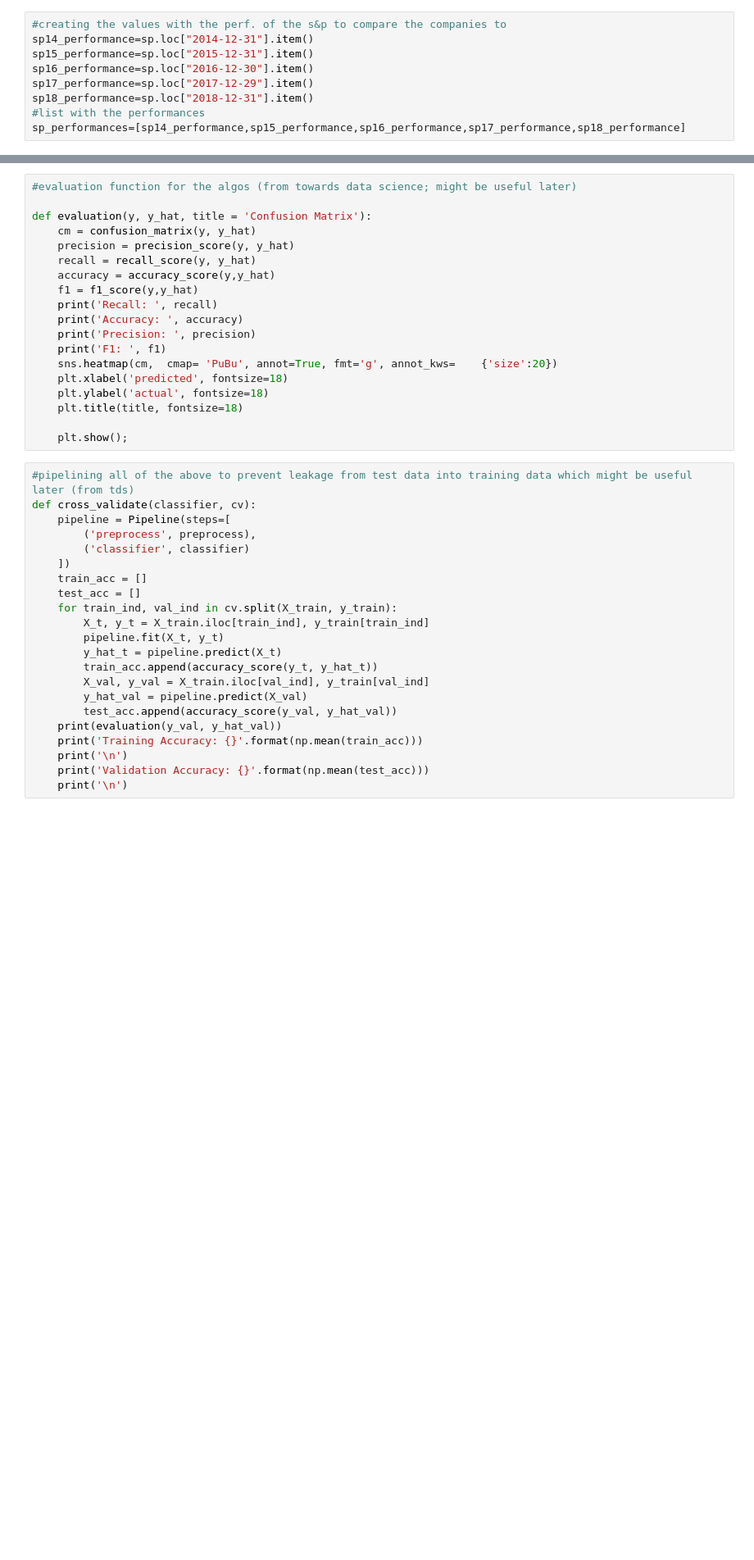
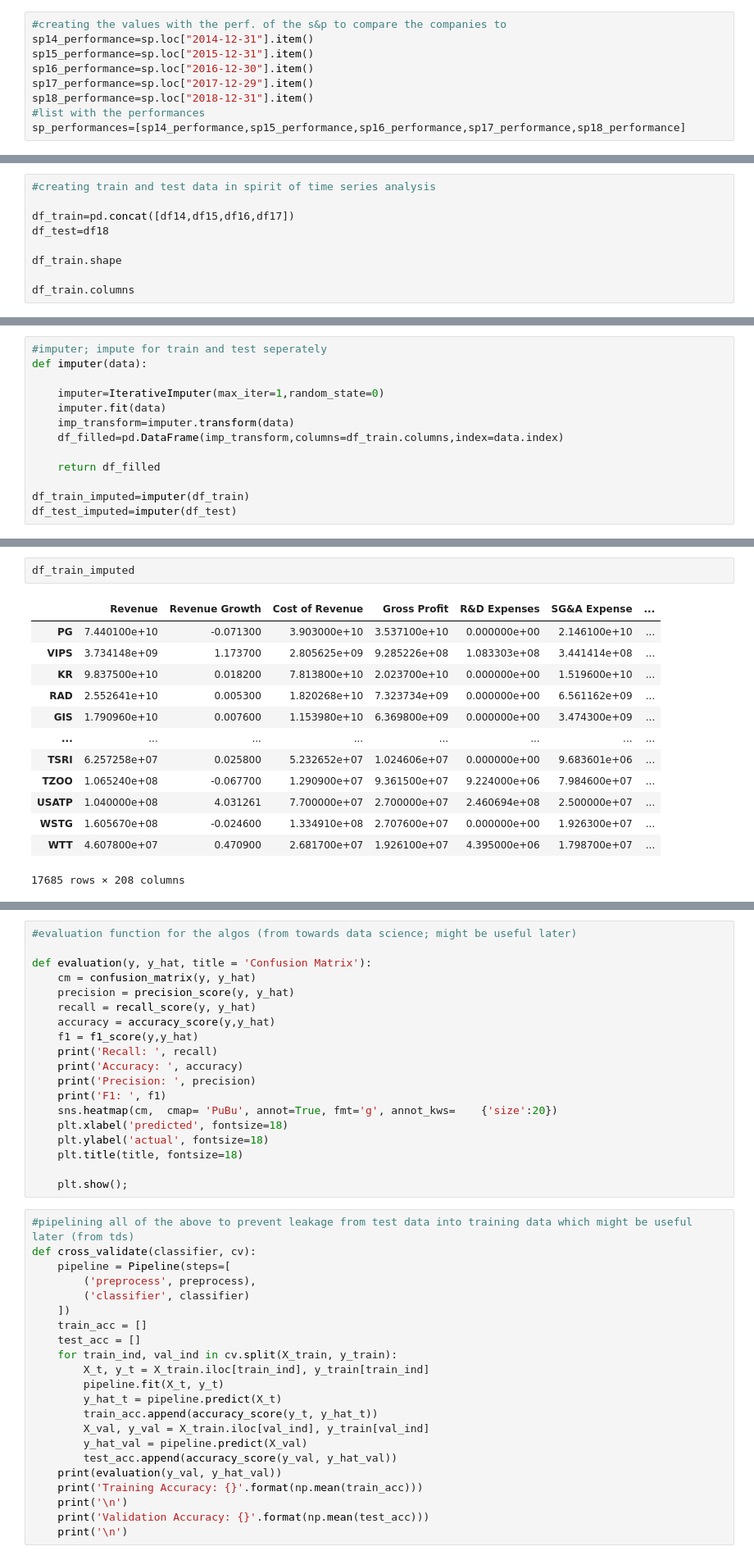
Before and after one commit to enussl/Machine-Learning-Project, a Jupyter notebook: Project.ipynb, the cells around one changed output, grey strips where cells are left out. Shown at 82% size. Drawn from its saved outputs; the diff is of its cells as text; blank space fills up the shorter version.

```diff
--- a/Project.ipynb
+++ b/Project.ipynb
@@ -344,0 +346,9 @@ indizes
+# %%
+#creating train and test data in spirit of time series analysis
+
+df_train=pd.concat([df14,df15,df16,df17])
+df_test=df18
+
+df_train.shape
+
+df_train.columns
@@ -344,0 +363,13 @@ indizes
+# %%
+#imputer; impute for train and test seperately
+def imputer(data):
+
+    imputer=IterativeImputer(max_iter=1,random_state=0)
+    imputer.fit(data)
+    imp_transform=imputer.transform(data)
+    df_filled=pd.DataFrame(imp_transform,columns=df_train.columns,index=data.index)
+
+    return df_filled
+
+df_train_imputed=imputer(df_train)
+df_test_imputed=imputer(df_test)
@@ -344,0 +401,16 @@ indizes
+# %%
+df_train_imputed
+# %% [output]
+|  | Revenue | Revenue Growth | Cost of Revenue | Gross Profit | R&D Expenses | SG&A Expense | ... |
+| PG | 7.440100e+10 | -0.071300 | 3.903000e+10 | 3.537100e+10 | 0.000000e+00 | 2.146100e+10 | ... |
+| VIPS | 3.734148e+09 | 1.173700 | 2.805625e+09 | 9.285226e+08 | 1.083303e+08 | 3.441414e+08 | ... |
+| KR | 9.837500e+10 | 0.018200 | 7.813800e+10 | 2.023700e+10 | 0.000000e+00 | 1.519600e+10 | ... |
+| RAD | 2.552641e+10 | 0.005300 | 1.820268e+10 | 7.323734e+09 | 0.000000e+00 | 6.561162e+09 | ... |
+| GIS | 1.790960e+10 | 0.007600 | 1.153980e+10 | 6.369800e+09 | 0.000000e+00 | 3.474300e+09 | ... |
+| ... | ... | ... | ... | ... | ... | ... | ... |
+| TSRI | 6.257258e+07 | 0.025800 | 5.232652e+07 | 1.024606e+07 | 0.000000e+00 | 9.683601e+06 | ... |
+| TZOO | 1.065240e+08 | -0.067700 | 1.290900e+07 | 9.361500e+07 | 9.224000e+06 | 7.984600e+07 | ... |
+| USATP | 1.040000e+08 | 4.031261 | 7.700000e+07 | 2.700000e+07 | 2.460694e+08 | 2.500000e+07 | ... |
+| WSTG | 1.605670e+08 | -0.024600 | 1.334910e+08 | 2.707600e+07 | 0.000000e+00 | 1.926300e+07 | ... |
+| WTT | 4.607800e+07 | 0.470900 | 2.681700e+07 | 1.926100e+07 | 4.395000e+06 | 1.798700e+07 | ... |
+17685 rows × 208 columns
```
Also changed, not shown: parts of 59 cells of this notebook.
